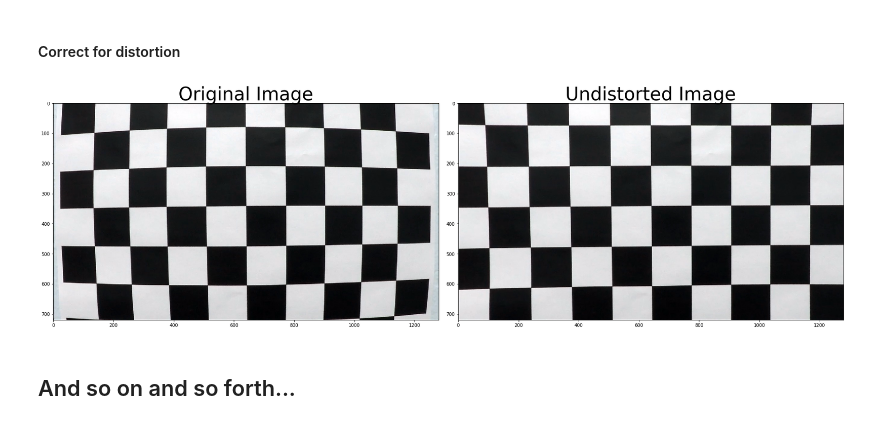
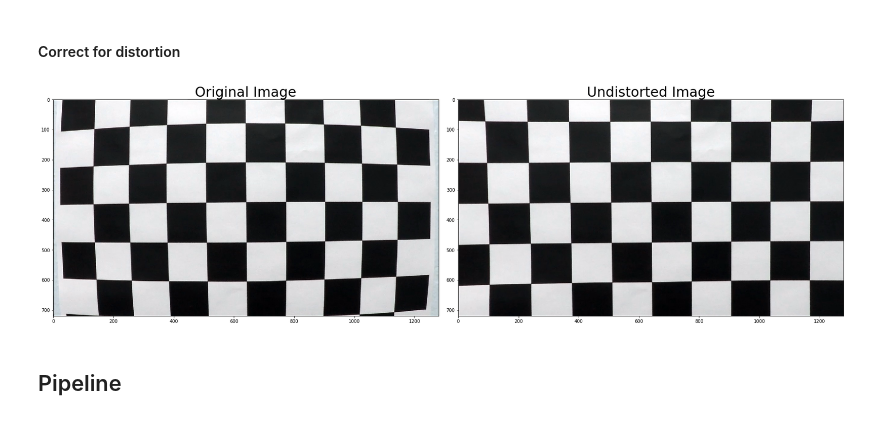
Before and after one commit to daniel-234/CarND-Advanced-Lane-Lines, a Jupyter notebook: advanced_lane_finding.ipynb, the cells around one changed output. Saved outputs shown, nothing was run; the diff lists cells and outputs as text; code cells hidden in the pictures.

```diff
--- a/advanced_lane_finding.ipynb
+++ b/advanced_lane_finding.ipynb
@@ -66,30 +66,32 @@ for fname in images:
 # %%
 '''
 Take an image, object points and image points and perform
 the camera calibration and image distortion correction.
 
 Return the undistorted image
 '''
 def cal_undistort(img, objpoints, imgpoints):
     # Calibrate the camera given object points, image points and the shape of the grayscale image.
     ret, mtx, dist, rvecs, tvecs = cv2.calibrateCamera(objpoints, imgpoints, gray.shape[::-1], None, None)
     # Undistort the image
     undist = cv2.undistort(img, mtx, dist, None, mtx)
     return undist
 
 distorted_image = cv2.imread('./camera_cal/calibration1.jpg')
 undistorted = cal_undistort(distorted_image, objpoints, imgpoints)
 
-fig, (ax1, ax2) = plt.subplots(1, 2, figsize=(24, 9))
-fig.tight_layout()
+f, (ax1, ax2) = plt.subplots(1, 2, figsize=(24, 9))
+f.tight_layout()
 
 ax1.imshow(distorted_image)
-ax1.set_title('Original Image', fontsize=40)
+ax1.set_title('Original Image', fontsize=30)
 ax2.imshow(undistorted)
-ax2.set_title('Undistorted Image', fontsize=40)
-fig.set_facecolor("white")
+ax2.set_title('Undistorted Image', fontsize=30)
+f.set_facecolor("white")
 plt.subplots_adjust(left=0., right=1, top=0.9, bottom=0.)
+
+f.savefig("output_images/undistort output.jpg")
 # %% [output]
-[figure, old version]
+[figure, new version]
-# %% [markdown]
-## And so on and so forth...
+# %% [markdown]
+## Pipeline
```
Also changed, not shown: parts of 5 cells of this notebook, 5 other files.
